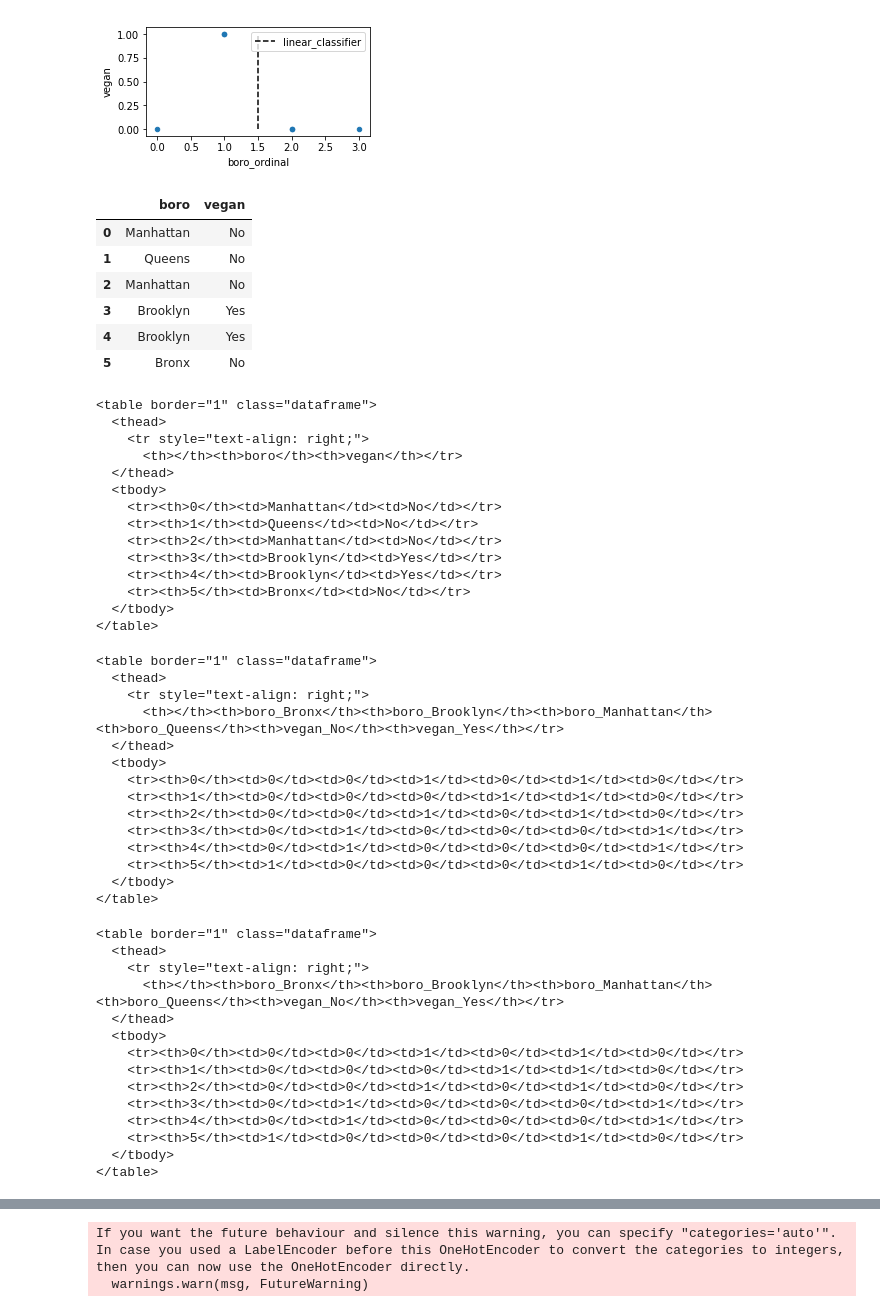
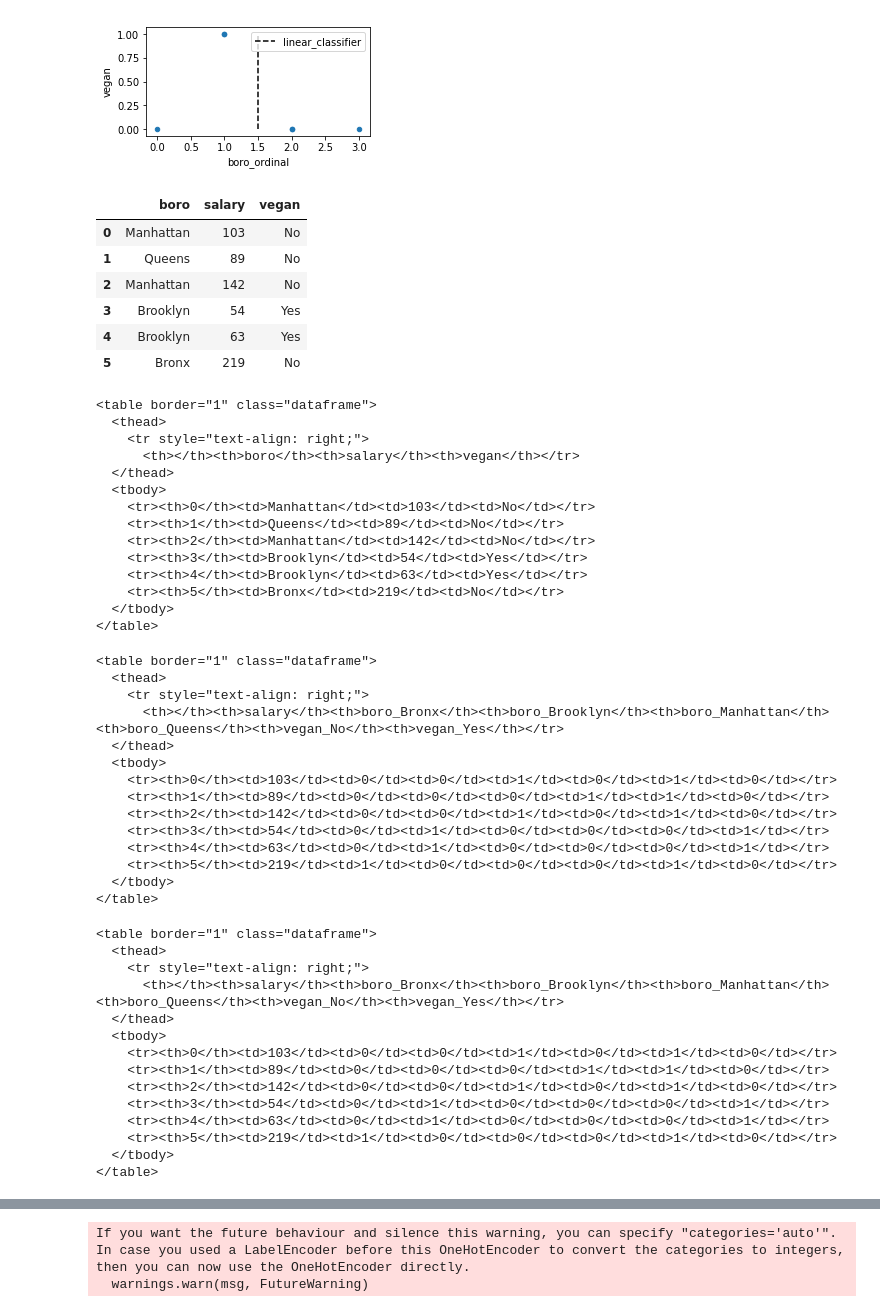
Before and after one commit to amueller/COMS4995-s19, a Jupyter notebook: slides/aml-05-preprocessing/aml-07-preprocessing.ipynb, the cells around one changed output, grey strips where cells are left out. Cells and saved outputs as stored; diff of their text form; code cells hidden in the pictures.

```diff
--- a/slides/aml-05-preprocessing/aml-07-preprocessing.ipynb
+++ b/slides/aml-05-preprocessing/aml-07-preprocessing.ipynb
@@ -438,31 +449,32 @@ plt.savefig("images/boro_ordinal_classification.png")
 [figure]
 # %%
 df = pd.DataFrame({'boro': ['Manhattan', 'Queens', 'Manhattan', 'Brooklyn', 'Brooklyn', 'Bronx'],
+                   'salary': [103, 89, 142, 54, 63, 219],
                    'vegan': ['No', 'No','No','Yes', 'Yes', 'No']})
 df
 # %% [output]
-|  | boro | vegan |
-| 0 | Manhattan | No |
-| 1 | Queens | No |
-| 2 | Manhattan | No |
-| 3 | Brooklyn | Yes |
-| 4 | Brooklyn | Yes |
-| 5 | Bronx | No |
+|  | boro | salary | vegan |
+| 0 | Manhattan | 103 | No |
+| 1 | Queens | 89 | No |
+| 2 | Manhattan | 142 | No |
+| 3 | Brooklyn | 54 | Yes |
+| 4 | Brooklyn | 63 | Yes |
+| 5 | Bronx | 219 | No |
 # %%
 df2html(df)
 # %% [output]
 <table border="1" class="dataframe">
   <thead>
     <tr style="text-align: right;">
-      <th></th><th>boro</th><th>vegan</th></tr>
+      <th></th><th>boro</th><th>salary</th><th>vegan</th></tr>
   </thead>
   <tbody>
-    <tr><th>0</th><td>Manhattan</td><td>No</td></tr>
-    <tr><th>1</th><td>Queens</td><td>No</td></tr>
-    <tr><th>2</th><td>Manhattan</td><td>No</td></tr>
-    <tr><th>3</th><td>Brooklyn</td><td>Yes</td></tr>
-    <tr><th>4</th><td>Brooklyn</td><td>Yes</td></tr>
-    <tr><th>5</th><td>Bronx</td><td>No</td></tr>
+    <tr><th>0</th><td>Manhattan</td><td>103</td><td>No</td></tr>
+    <tr><th>1</th><td>Queens</td><td>89</td><td>No</td></tr>
+    <tr><th>2</th><td>Manhattan</td><td>142</td><td>No</td></tr>
+    <tr><th>3</th><td>Brooklyn</td><td>54</td><td>Yes</td></tr>
+    <tr><th>4</th><td>Brooklyn</td><td>63</td><td>Yes</td></tr>
+    <tr><th>5</th><td>Bronx</td><td>219</td><td>No</td></tr>
   </tbody>
 </table>
 # %%
@@ -471,15 +483,15 @@ df2html(pd.get_dummies(df))
 <table border="1" class="dataframe">
   <thead>
     <tr style="text-align: right;">
-      <th></th><th>boro_Bronx</th><th>boro_Brooklyn</th><th>boro_Manhattan</th><th>boro_Queens</th><th>vegan_No</th><th>vegan_Yes</th></tr>
+      <th></th><th>salary</th><th>boro_Bronx</th><th>boro_Brooklyn</th><th>boro_Manhattan</th><th>boro_Queens</th><th>vegan_No</th><th>vegan_Yes</th></tr>
   </thead>
   <tbody>
-    <tr><th>0</th><td>0</td><td>0</td><td>1</td><td>0</td><td>1</td><td>0</td></tr>
-    <tr><th>1</th><td>0</td><td>0</td><td>0</td><td>1</td><td>1</td><td>0</td></tr>
-    <tr><th>2</th><td>0</td><td>0</td><td>1</td><td>0</td><td>1</td><td>0</td></tr>
-    <tr><th>3</th><td>0</td><td>1</td><td>0</td><td>0</td><td>0</td><td>1</td></tr>
-    <tr><th>4</th><td>0</td><td>1</td><td>0</td><td>0</td><td>0</td><td>1</td></tr>
-    <tr><th>5</th><td>1</td><td>0</td><td>0</td><td>0</td><td>1</td><td>0</td></tr>
+    <tr><th>0</th><td>103</td><td>0</td><td>0</td><td>1</td><td>0</td><td>1</td><td>0</td></tr>
+    <tr><th>1</th><td>89</td><td>0</td><td>0</td><td>0</td><td>1</td><td>1</td><td>0</td></tr>
+    <tr><th>2</th><td>142</td><td>0</td><td>0</td><td>1</td><td>0</td><td>1</td><td>0</td></tr>
+    <tr><th>3</th><td>54</td><td>0</td><td>1</td><td>0</td><td>0</td><td>0</td><td>1</td></tr>
+    <tr><th>4</th><td>63</td><td>0</td><td>1</td><td>0</td><td>0</td><td>0</td><td>1</td></tr>
+    <tr><th>5</th><td>219</td><td>1</td><td>0</td><td>0</td><td>0</td><td>1</td><td>0</td></tr>
   </tbody>
 </table>
 # %%
@@ -497,15 +509,15 @@ df2html(pd.get_dummies(df))
 <table border="1" class="dataframe">
   <thead>
     <tr style="text-align: right;">
-      <th></th><th>boro_Bronx</th><th>boro_Brooklyn</th><th>boro_Manhattan</th><th>boro_Queens</th><th>vegan_No</th><th>vegan_Yes</th></tr>
+      <th></th><th>salary</th><th>boro_Bronx</th><th>boro_Brooklyn</th><th>boro_Manhattan</th><th>boro_Queens</th><th>vegan_No</th><th>vegan_Yes</th></tr>
   </thead>
   <tbody>
-    <tr><th>0</th><td>0</td><td>0</td><td>1</td><td>0</td><td>1</td><td>0</td></tr>
-    <tr><th>1</th><td>0</td><td>0</td><td>0</td><td>1</td><td>1</td><td>0</td></tr>
-    <tr><th>2</th><td>0</td><td>0</td><td>1</td><td>0</td><td>1</td><td>0</td></tr>
-    <tr><th>3</th><td>0</td><td>1</td><td>0</td><td>0</td><td>0</td><td>1</td></tr>
-    <tr><th>4</th><td>0</td><td>1</td><td>0</td><td>0</td><td>0</td><td>1</td></tr>
-    <tr><th>5</th><td>1</td><td>0</td><td>0</td><td>0</td><td>1</td><td>0</td></tr>
+    <tr><th>0</th><td>103</td><td>0</td><td>0</td><td>1</td><td>0</td><td>1</td><td>0</td></tr>
+    <tr><th>1</th><td>89</td><td>0</td><td>0</td><td>0</td><td>1</td><td>1</td><td>0</td></tr>
+    <tr><th>2</th><td>142</td><td>0</td><td>0</td><td>1</td><td>0</td><td>1</td><td>0</td></tr>
+    <tr><th>3</th><td>54</td><td>0</td><td>1</td><td>0</td><td>0</td><td>0</td><td>1</td></tr>
+    <tr><th>4</th><td>63</td><td>0</td><td>1</td><td>0</td><td>0</td><td>0</td><td>1</td></tr>
+    <tr><th>5</th><td>219</td><td>1</td><td>0</td><td>0</td><td>0</td><td>1</td><td>0</td></tr>
   </tbody>
 </table>
 # %%
```
Also changed, not shown: parts of 18 cells of this notebook, 8 other files.
